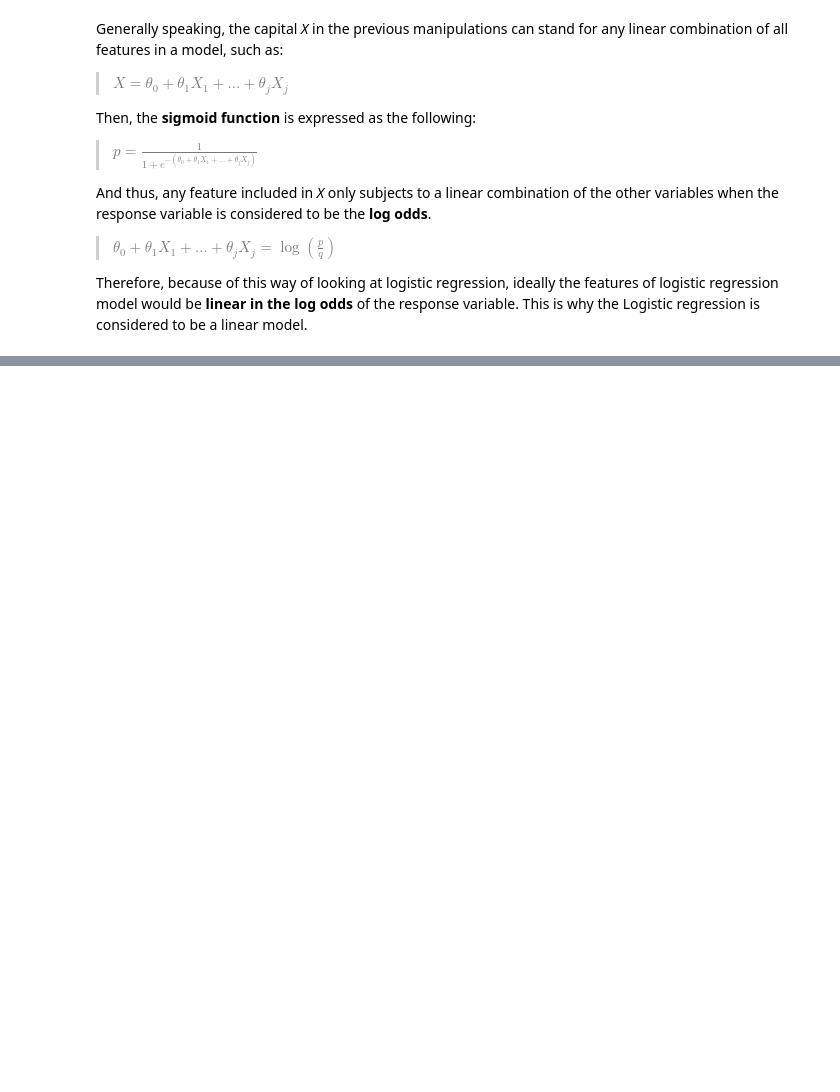
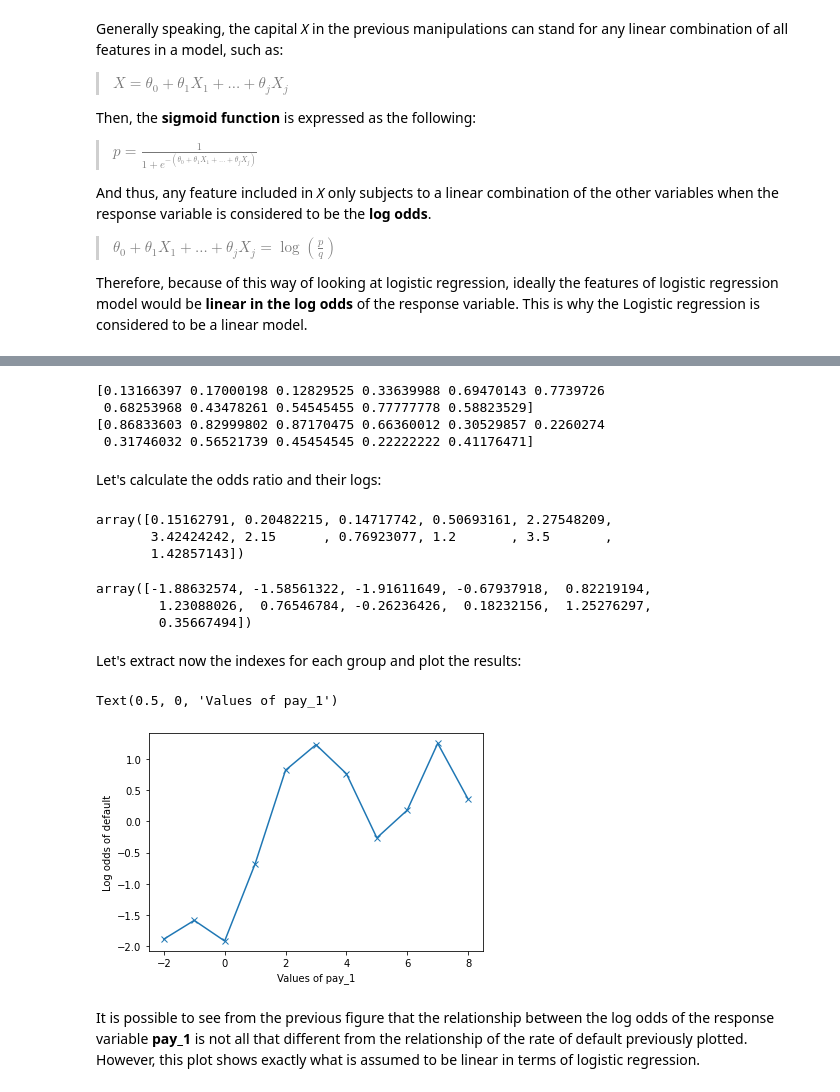
Before and after one commit to jeantardelli/data-science, a Jupyter notebook: details-of-logistic-regression-and-feature-exploration.ipynb, the cells around one changed output, grey strips where cells are left out. Cells and saved outputs as stored; diff of their text form; code cells hidden in the pictures; blank space fills up the shorter version.

Commit message:
Details of Logistic Regression and Feature Exploration - Odds ratio and Log Odds ratio for pay_1 (3f)

```diff
--- a/details-of-logistic-regression-and-feature-exploration.ipynb
+++ b/details-of-logistic-regression-and-feature-exploration.ipynb
@@ -382,0 +387,38 @@ Therefore, because of this way of looking at logistic regression, ideally the fe
+# %%
+p = group_by_pay_mean_y.default_payment_next_month.values
+q = 1 - p
+
+print(p)
+print(q)
+# %% [output]
+[0.13166397 0.17000198 0.12829525 0.33639988 0.69470143 0.7739726
+ 0.68253968 0.43478261 0.54545455 0.77777778 0.58823529]
+[0.86833603 0.82999802 0.87170475 0.66360012 0.30529857 0.2260274
+ 0.31746032 0.56521739 0.45454545 0.22222222 0.41176471]
+# %% [markdown]
+Let's calculate the odds ratio and their logs:
+# %%
+odds_ratio = p/q
+odds_ratio
+# %% [output]
+array([0.15162791, 0.20482215, 0.14717742, 0.50693161, 2.27548209,
+       3.42424242, 2.15      , 0.76923077, 1.2       , 3.5       ,
+       1.42857143])
+# %%
+log_odds_ratio = np.log(odds_ratio)
+log_odds_ratio
+# %% [output]
+array([-1.88632574, -1.58561322, -1.91611649, -0.67937918,  0.82219194,
+        1.23088026,  0.76546784, -0.26236426,  0.18232156,  1.25276297,
+        0.35667494])
+# %% [markdown]
+Let's extract now the indexes for each group and plot the results:
+# %%
+plt.plot(group_by_pay_mean_y.index, log_odds_ratio, '-x')
+plt.ylabel('Log odds of default')
+plt.xlabel('Values of pay_1')
+# %% [output]
+Text(0.5, 0, 'Values of pay_1')
+[figure, added]
+# %% [markdown]
+It is possible to see from the previous figure that the relationship between the log odds of the response variable **pay_1** is not all that different from the relationship of the rate of default previously plotted. However, this plot shows exactly what is assumed to be linear in terms of logistic regression.
```
Also changed, not shown: parts of 2 cells of this notebook.
